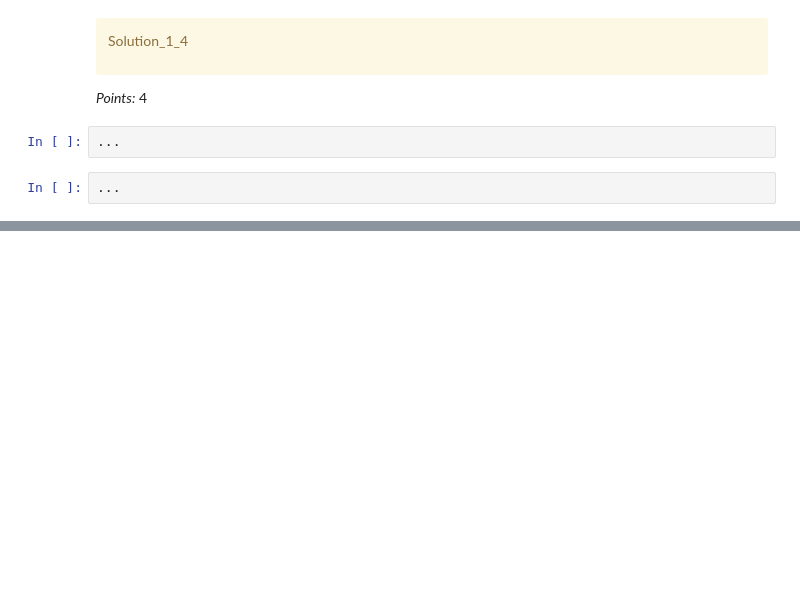
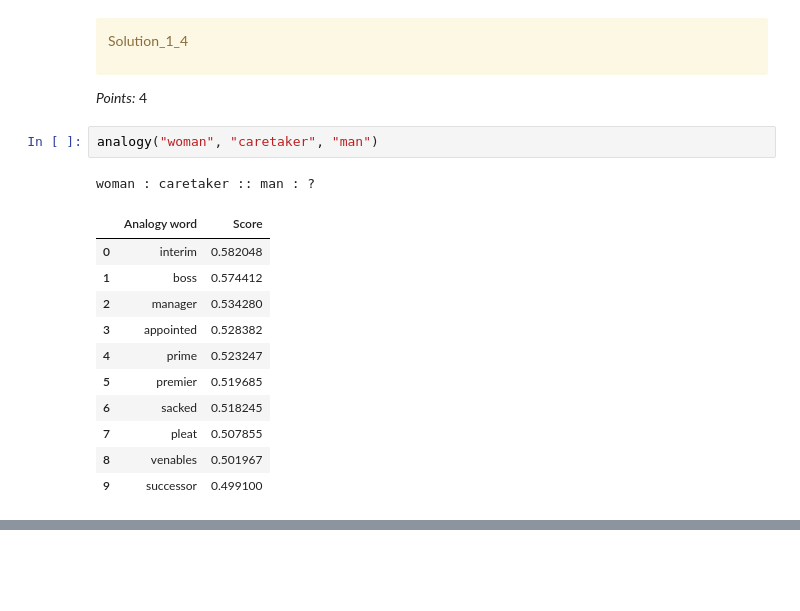
Before and after one commit to chloezandberg/cpsc330hw7, a Jupyter notebook: hw7.ipynb, the cells around one changed output, grey strips where cells are left out. Cells and saved outputs as stored; diff of their text form; blank space fills up the shorter version.

```diff
--- a/hw7.ipynb
+++ b/hw7.ipynb
@@ -291,6 +308,17 @@ Solution_1_4
 
 _Points:_ 4
 # %%
-...
+analogy("woman", "caretaker", "man")
+# %% [output]
+woman : caretaker :: man : ?
+|  | Analogy word | Score |
+| 0 | interim | 0.582048 |
+| 1 | boss | 0.574412 |
+| 2 | manager | 0.534280 |
+| 3 | appointed | 0.528382 |
+| 4 | prime | 0.523247 |
+| 5 | premier | 0.519685 |
+| 6 | sacked | 0.518245 |
+| 7 | pleat | 0.507855 |
+| 8 | venables | 0.501967 |
+| 9 | successor | 0.499100 |
-# %%
-...
```
Also changed, not shown: parts of 7 cells of this notebook.
